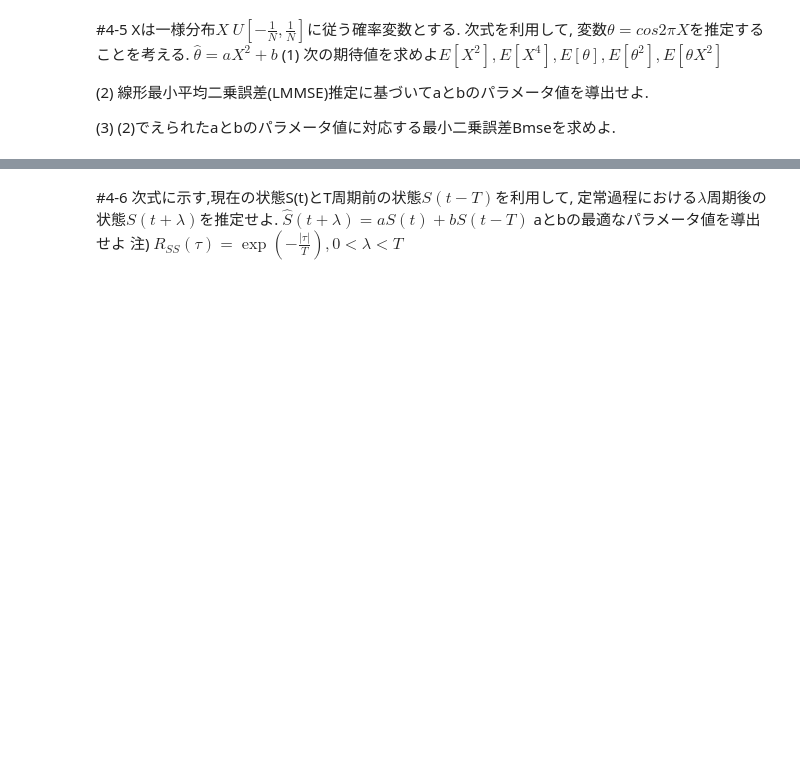
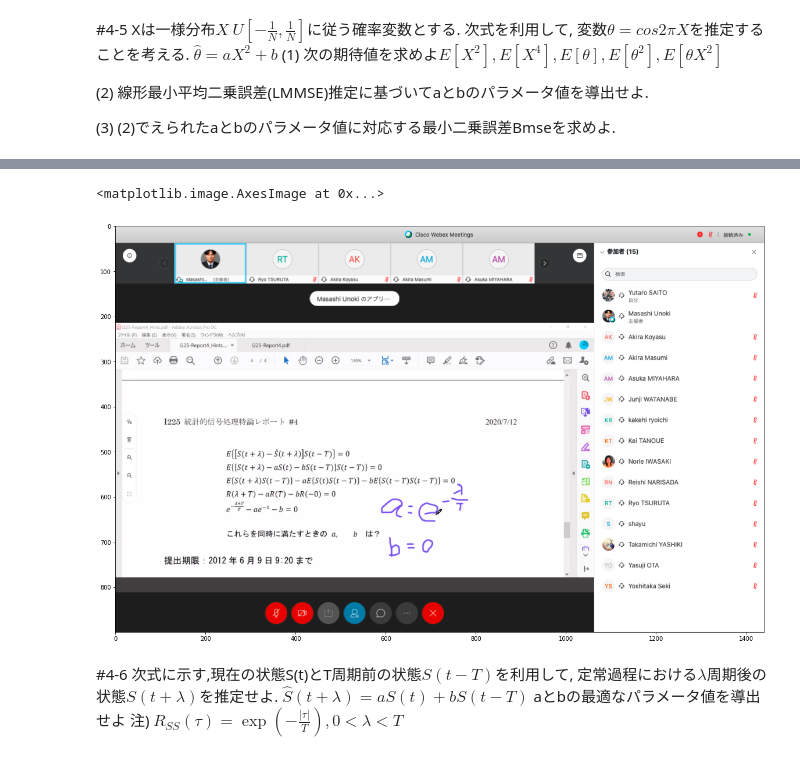
Before and after one commit to johntronik/beyes-file, a Jupyter notebook: I225_3.ipynb, the cells around one changed output, grey strips where cells are left out. Saved outputs shown, nothing was run; the diff lists cells and outputs as text; code cells hidden in the pictures; blank space fills up the shorter version.

```diff
--- a/I225_3.ipynb
+++ b/I225_3.ipynb
@@ -51,0 +175,6 @@ Xは一様分布$X~U[-\frac{1}{N},\frac{1}{N}]$に従う確率変数とする.
+# %%
+plt.figure(figsize=(20,15))
+plt.imshow(plt.imread('スクリーンショット 2020-07-12 16.32.55.png'))
+# %% [output]
+<matplotlib.image.AxesImage at 0x...>
+[figure, added]
```
Also changed, not shown: parts of 18 cells of this notebook.
